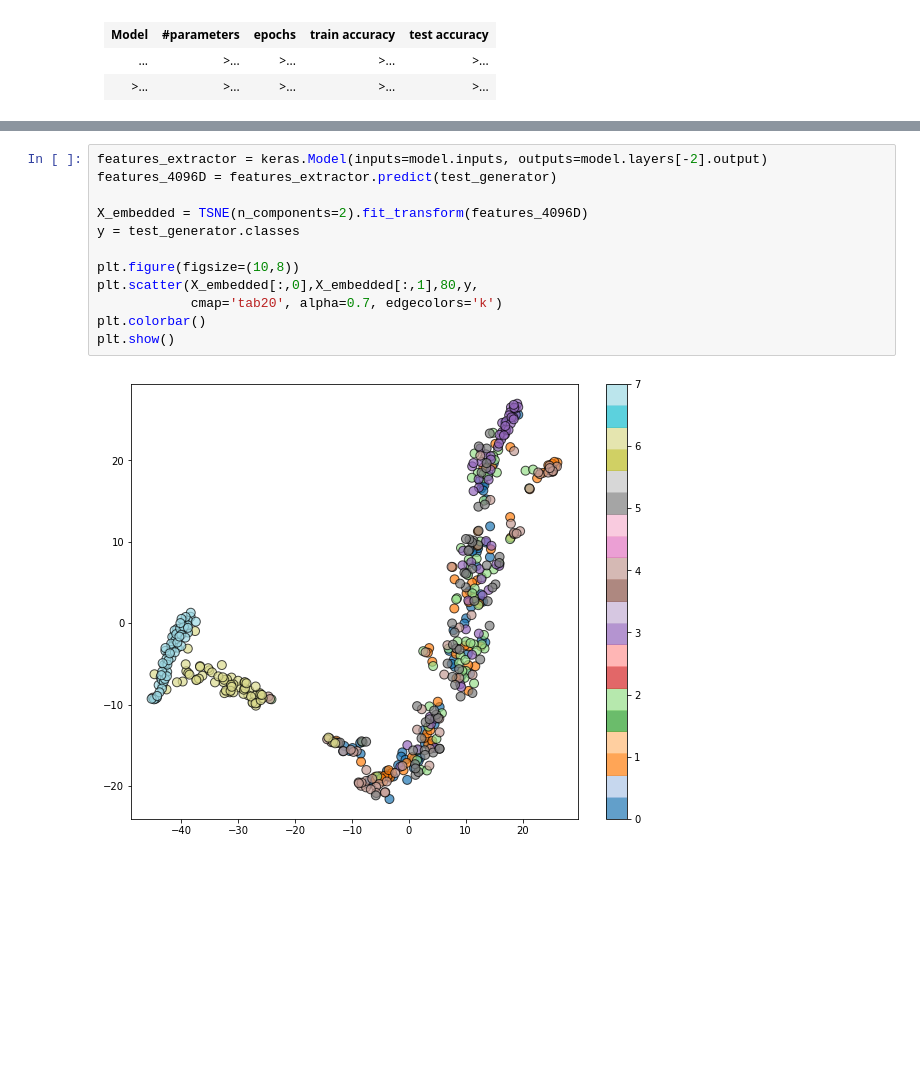
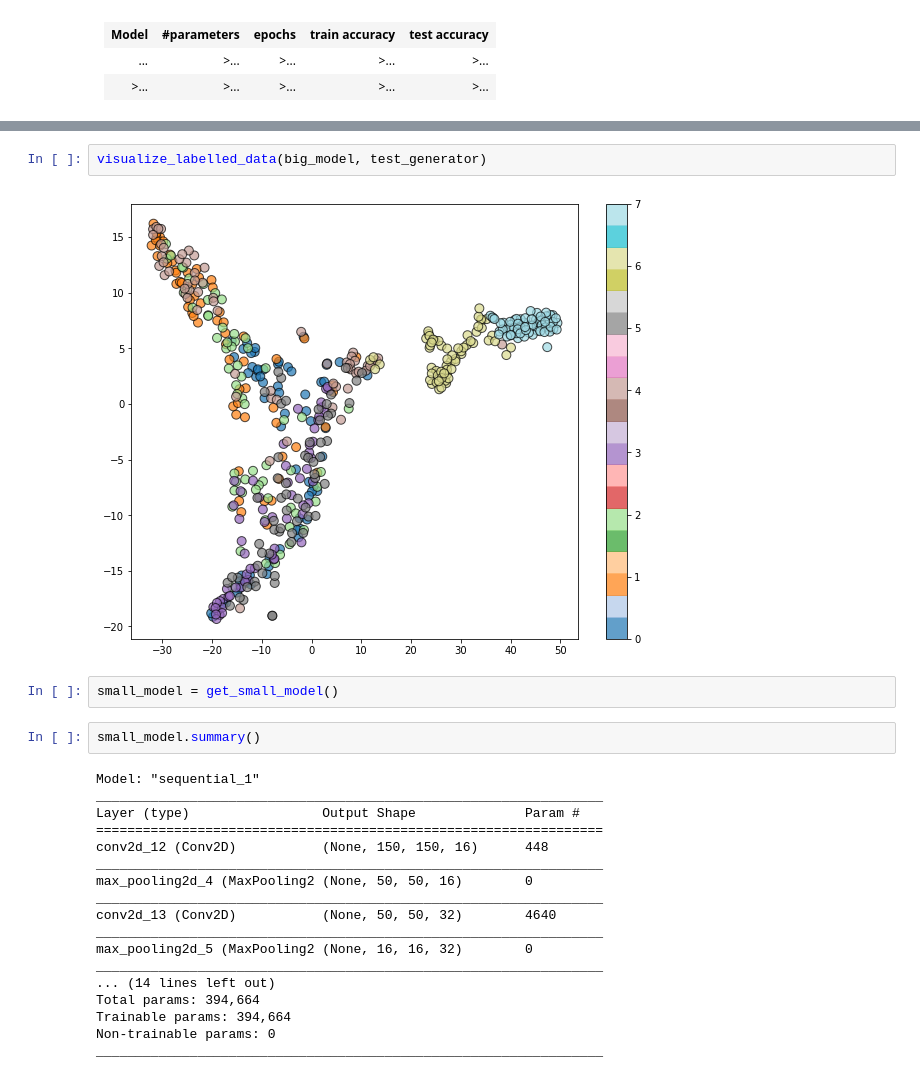
Before and after one commit to ithamar000/DeepLearningFinalProject, a Jupyter notebook: FinalProject.ipynb, the cells around one changed output, grey strips where cells are left out. Cells and saved outputs as stored; diff of their text form; blank space fills up the shorter version.

```diff
--- a/FinalProject.ipynb
+++ b/FinalProject.ipynb
@@ -188,14 +248,26 @@ plt.show()
-# %%
-features_extractor = keras.Model(inputs=model.inputs, outputs=model.layers[-2].output)
-features_4096D = features_extractor.predict(test_generator)
-
-X_embedded = TSNE(n_components=2).fit_transform(features_4096D)
-y = test_generator.classes
-
-plt.figure(figsize=(10,8))
-plt.scatter(X_embedded[:,0],X_embedded[:,1],80,y,
-            cmap='tab20', alpha=0.7, edgecolors='k')
-plt.colorbar()
-plt.show()
-# %% [output]
-[figure, removed]
+# %%
+visualize_labelled_data(big_model, test_generator)
+# %% [output]
+[figure, added]
+# %%
+small_model = get_small_model()
+# %%
+small_model.summary()
+# %% [output]
+Model: "sequential_1"
+_________________________________________________________________
+Layer (type)                 Output Shape              Param #
+=================================================================
+conv2d_12 (Conv2D)           (None, 150, 150, 16)      448
+_________________________________________________________________
+max_pooling2d_4 (MaxPooling2 (None, 50, 50, 16)        0
+_________________________________________________________________
+conv2d_13 (Conv2D)           (None, 50, 50, 32)        4640
+_________________________________________________________________
+max_pooling2d_5 (MaxPooling2 (None, 16, 16, 32)        0
+_________________________________________________________________
+... (14 lines left out)
+Total params: 394,664
+Trainable params: 394,664
+Non-trainable params: 0
+_________________________________________________________________
```
Also changed, not shown: parts of 21 cells of this notebook.
